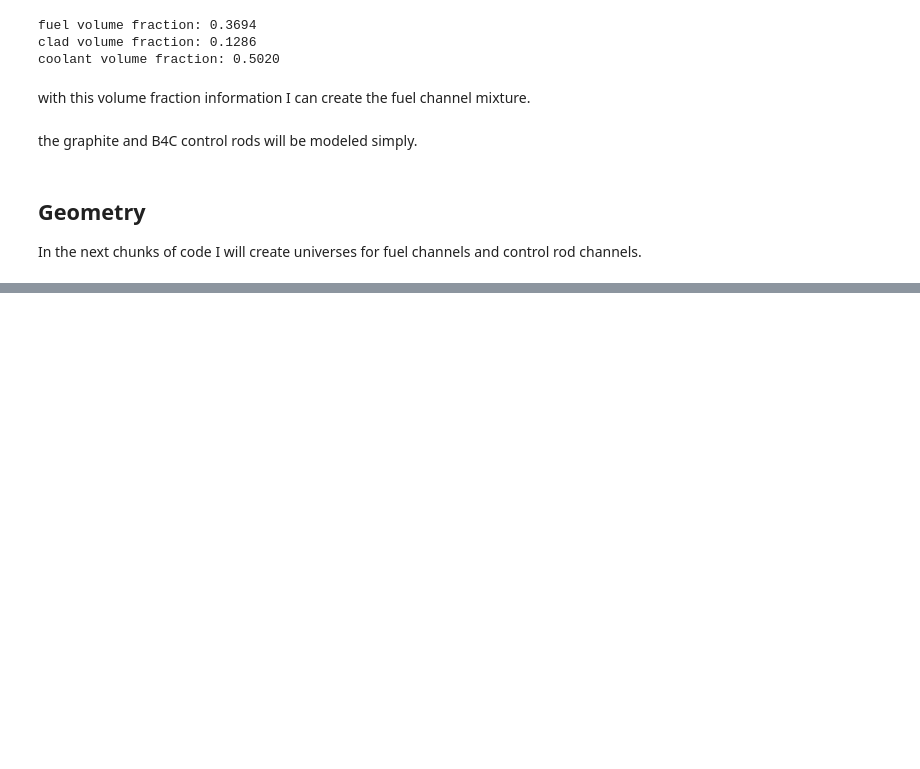
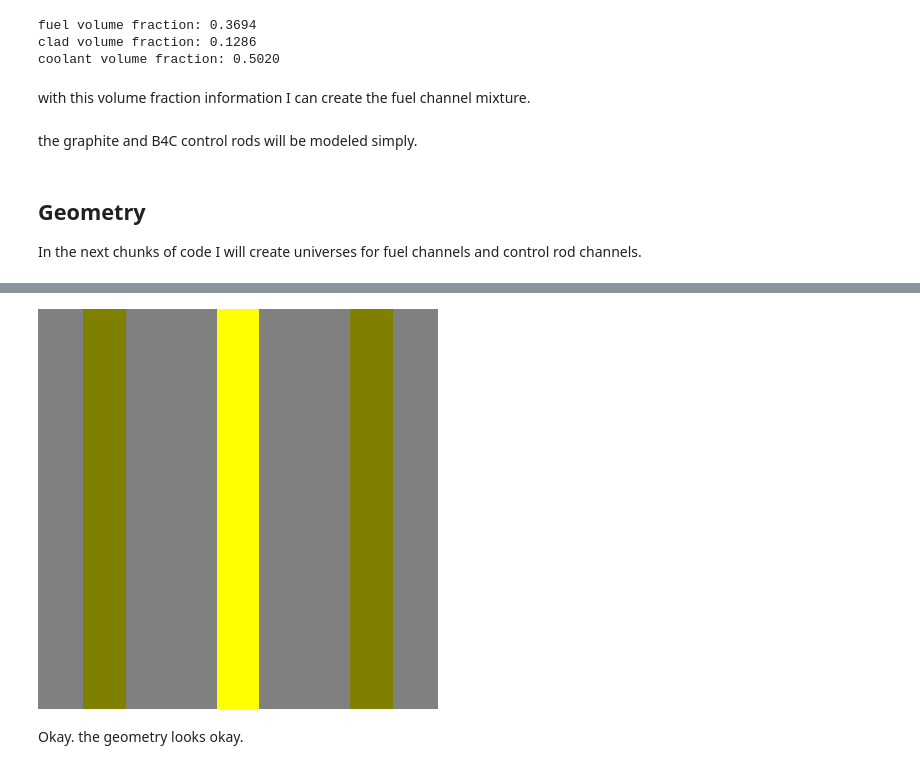
Before and after one commit to stu314159/er362_omc, a Jupyter notebook: lab7/RBMK_info/simple_RBMK.ipynb, the cells around one changed output, grey strips where cells are left out. Cells and saved outputs as stored; diff of their text form; code cells hidden in the pictures; blank space fills up the shorter version.

```diff
--- a/lab7/RBMK_info/simple_RBMK.ipynb
+++ b/lab7/RBMK_info/simple_RBMK.ipynb
@@ -188,0 +193,13 @@ RuntimeError: Could not find material 2 specified on cell 11
+# %%
+p2 = openmc.Plot();
+p2.width = [n_cells*pitch,2*n_cells*pitch];
+p2.origin = [0.,0.,L_channel/2.];
+p2.pixels = [400,400];
+p2.color_by = 'material';
+p2.colors = colors;
+p2.basis='yz';
+openmc.plot_inline(p2);
+# %% [output]
+[figure, added]
+# %% [markdown]
+Okay.  the geometry looks okay.
```
Also changed, not shown: parts of 31 cells of this notebook, 28 other files.
